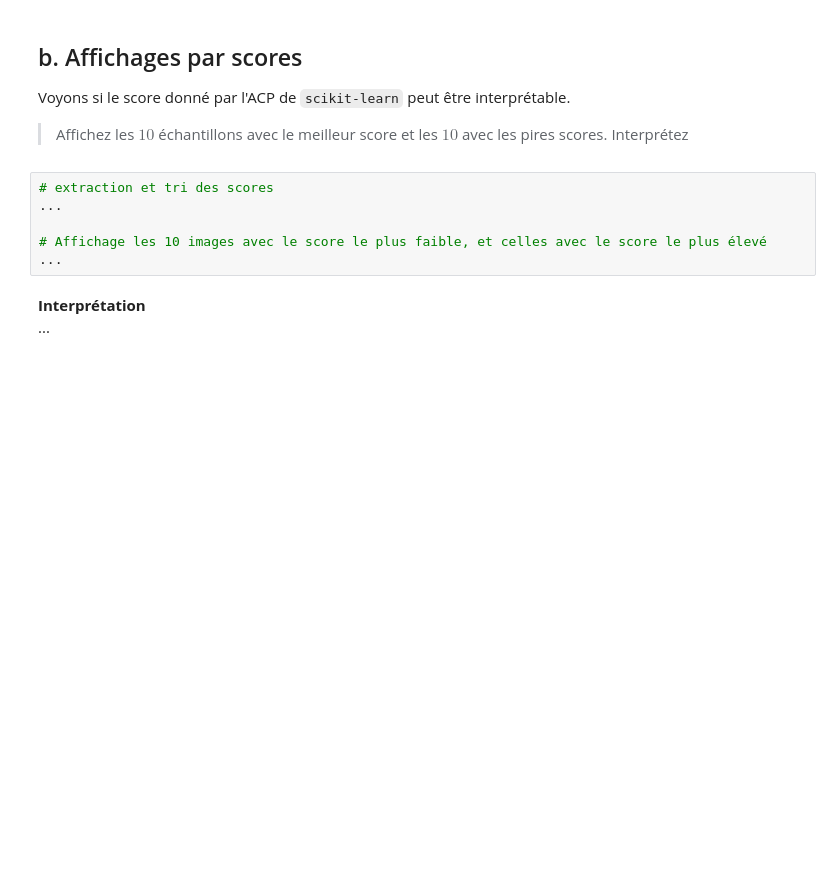
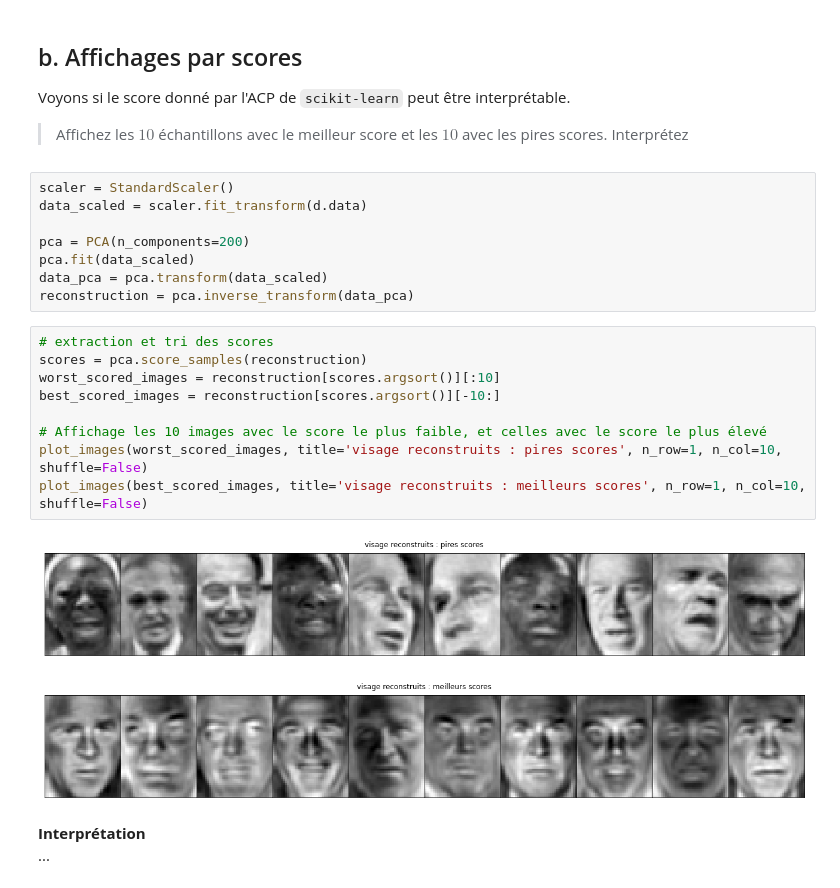
Before and after one commit to Alexandre0702/TP-Analyse-multidimentionnelle, a Jupyter notebook: TP2_sklearn.ipynb, the cells around one changed output. Saved outputs shown, nothing was run; the diff lists cells and outputs as text; blank space fills up the shorter version.

```diff
--- a/TP2_sklearn.ipynb
+++ b/TP2_sklearn.ipynb
@@ -286,12 +321,26 @@ plot_images(d.data, 'visages initiaux', n_row=1, n_col=5)
 Voyons si le score donné par l'ACP de `scikit-learn` peut être interprétable.
 
 > Affichez les $10$ échantillons avec le meilleur score et les $10$ avec les pires scores. Interprétez
+# %%
+scaler = StandardScaler()
+data_scaled = scaler.fit_transform(d.data)
+
+pca = PCA(n_components=200)
+pca.fit(data_scaled)
+data_pca = pca.transform(data_scaled)
+reconstruction = pca.inverse_transform(data_pca)
 # %%
 # extraction et tri des scores
-...
+scores = pca.score_samples(reconstruction)
+worst_scored_images = reconstruction[scores.argsort()][:10]
+best_scored_images = reconstruction[scores.argsort()][-10:]
 
 # Affichage les 10 images avec le score le plus faible, et celles avec le score le plus élevé
-...
+plot_images(worst_scored_images, title='visage reconstruits : pires scores', n_row=1, n_col=10, shuffle=False)
+plot_images(best_scored_images, title='visage reconstruits : meilleurs scores', n_row=1, n_col=10, shuffle=False)
+# %% [output]
+[figure, added]
+[figure, added]
 # %% [markdown]
 __Interprétation__
 ...
```
Also changed, not shown: parts of 17 cells of this notebook.
